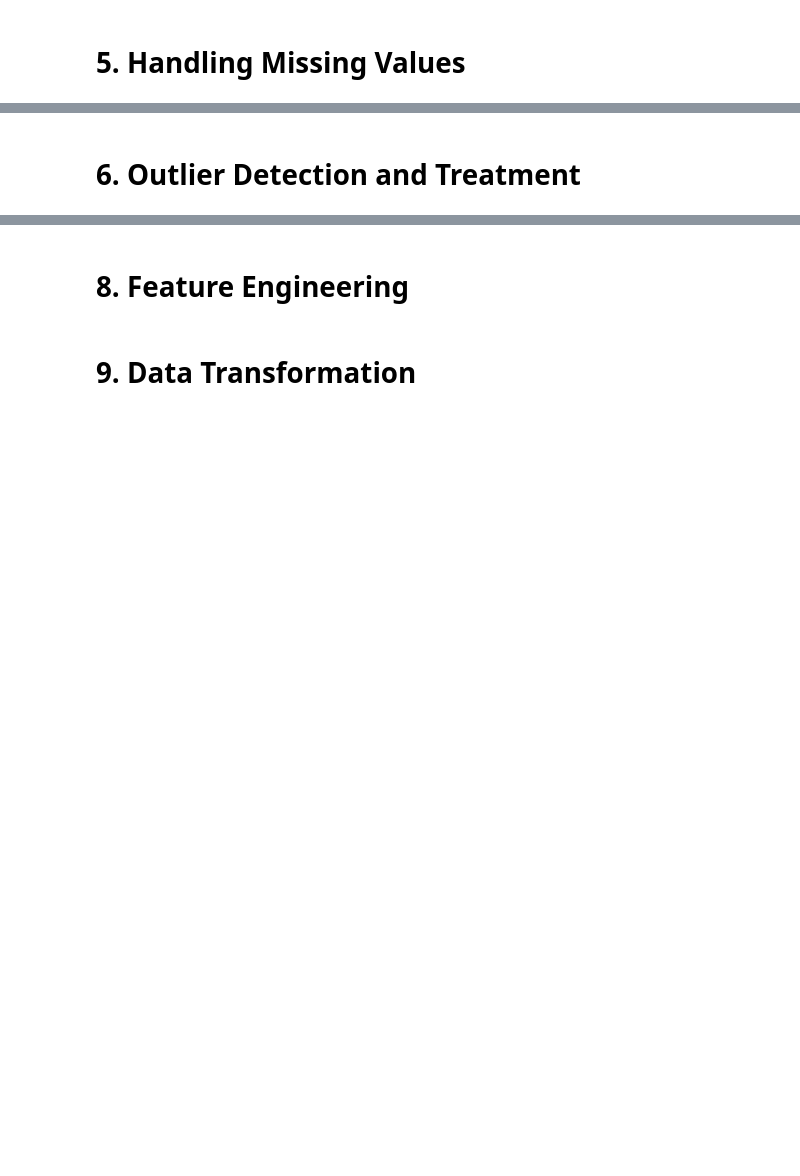
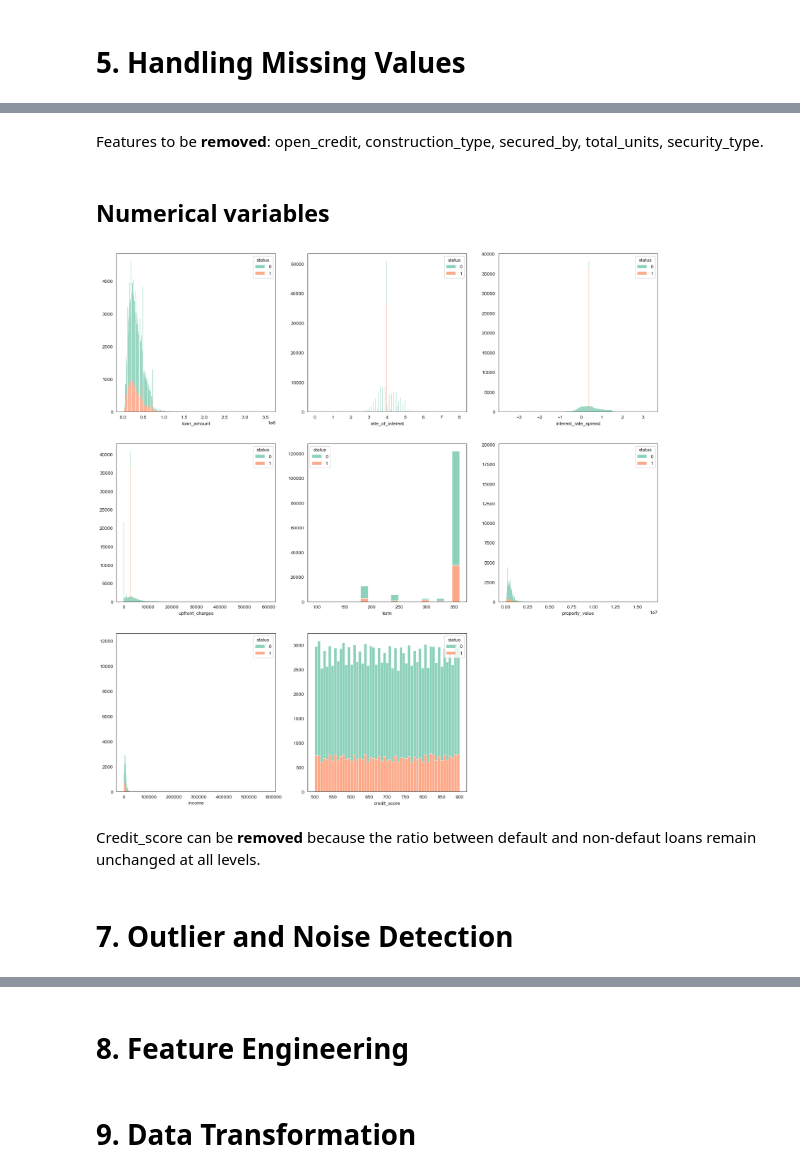
Before and after one commit to Hoale2908/Mortgage_Loans_Data_Preprocessing, a Jupyter notebook: code.ipynb, the cells around one changed output, grey strips where cells are left out. Saved outputs shown, nothing was run; the diff lists cells and outputs as text; code cells hidden in the pictures; blank space fills up the shorter version.

```diff
--- a/code.ipynb
+++ b/code.ipynb
@@ -131,0 +184,5 @@ df[cat_cols] = df[cat_cols].fillna(df[cat_cols].mode().iloc[0])
+# %%
+for col in ['loan_limit', 'credit_worthiness', 'open_credit', 'interest_only',
+            'lump_sum_payment', 'construction_type', 'occupancy_type','secured_by',
+            'total_units', 'security_type']:
+    print(df[col].value_counts()/len(df)*100, '\n')
@@ -131,0 +207,21 @@ df[cat_cols] = df[cat_cols].fillna(df[cat_cols].mode().iloc[0])
+# %% [markdown]
+Features to be **removed**: open_credit, construction_type, secured_by, total_units, security_type.
+# %%
+# Drop meaningless columns
+meaningless_cols = ['open_credit', 'lump_sum_payment', 'construction_type', 'secured_by', 'total_units', 'security_type']
+df = df.drop(meaningless_cols, axis=1)
+cat_cols.drop(col)
+# %% [markdown]
+## Numerical variables
+# %%
+f1 = plt.figure(figsize=(20,20))
+for col in num_cols:
+    i = num_cols.to_list().index(col) + 1
+    ax = f1.add_subplot(3,3,i)
+    g1 = sns.histplot(df, x=df[col], legend=True, hue='status', multiple='stack')
+    g1.set(ylabel=None)
+plt.show()
+# %% [output]
+[figure, added]
+# %% [markdown]
+Credit_score can be **removed** because the ratio between default and non-defaut loans remain unchanged at all levels.
@@ -132,2 +230,2 @@ df[cat_cols] = df[cat_cols].fillna(df[cat_cols].mode().iloc[0])
 # %% [markdown]
-# 6. Outlier Detection and Treatment
+# 7. Outlier and Noise Detection
```
Also changed, not shown: parts of 42 cells of this notebook, 1 other file.
